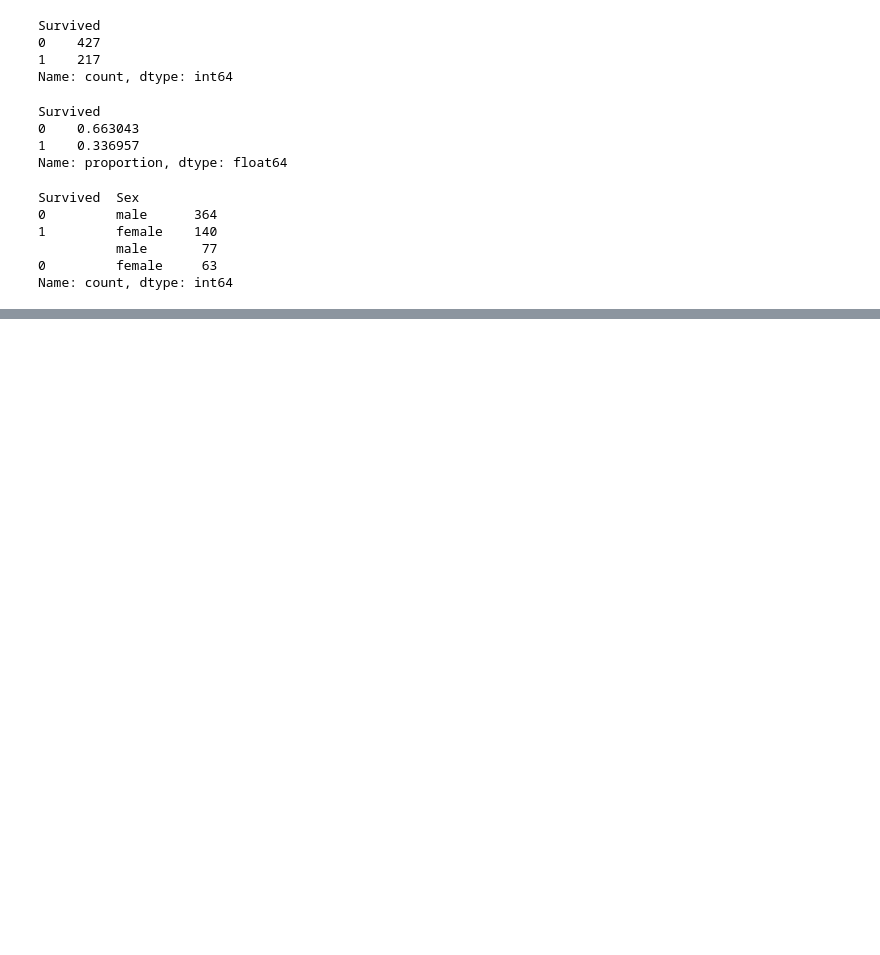
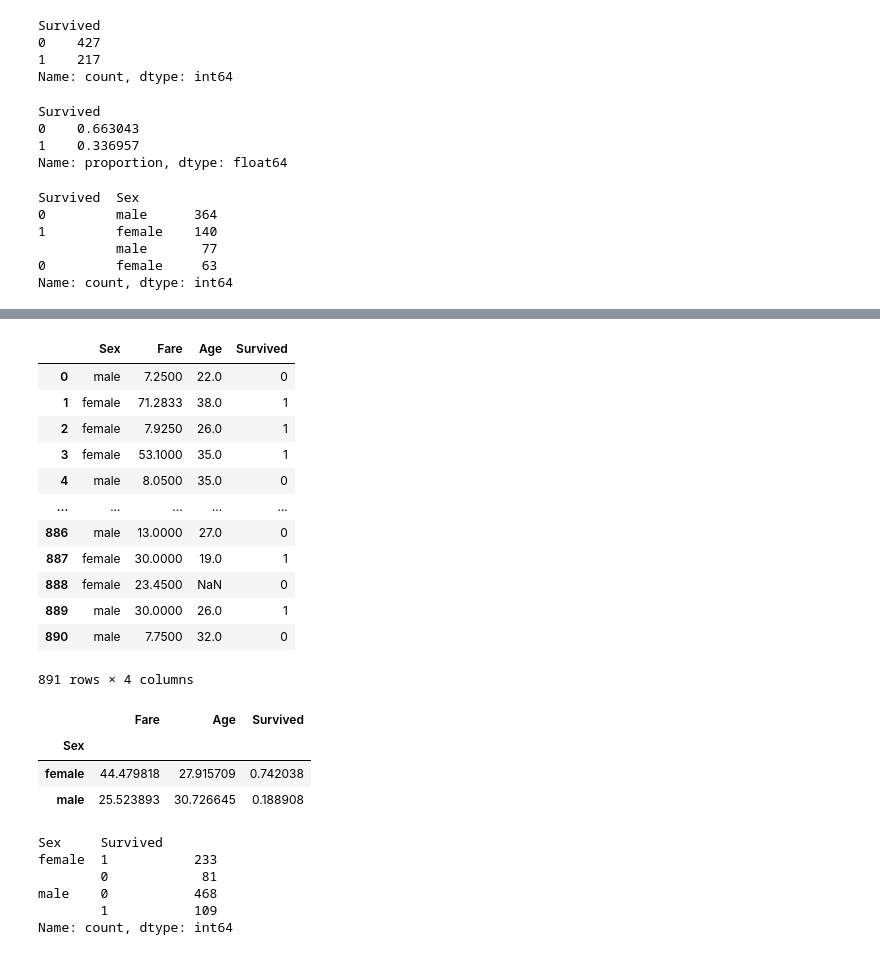
Before and after one commit to Rujanshrestha/data-sci-class01, a Jupyter notebook: Pandas/Exploration.ipynb, the cells around one changed output, grey strips where cells are left out. Saved outputs shown, nothing was run; the diff lists cells and outputs as text; code cells hidden in the pictures; blank space fills up the shorter version.

```diff
--- a/Pandas/Exploration.ipynb
+++ b/Pandas/Exploration.ipynb
@@ -148,0 +174,16 @@ Name: count, dtype: int64
+# %%
+titanic_df[["Sex","Fare","Age","Survived"]]
+# %% [output]
+|  | Sex | Fare | Age | Survived |
+| 0 | male | 7.2500 | 22.0 | 0 |
+| 1 | female | 71.2833 | 38.0 | 1 |
+| 2 | female | 7.9250 | 26.0 | 1 |
+| 3 | female | 53.1000 | 35.0 | 1 |
+| 4 | male | 8.0500 | 35.0 | 0 |
+| ... | ... | ... | ... | ... |
+| 886 | male | 13.0000 | 27.0 | 0 |
+| 887 | female | 30.0000 | 19.0 | 1 |
+| 888 | female | 23.4500 | NaN | 0 |
+| 889 | male | 30.0000 | 26.0 | 1 |
+| 890 | male | 7.7500 | 32.0 | 0 |
+891 rows × 4 columns
@@ -148,0 +192,16 @@ Name: count, dtype: int64
+# %%
+group_by_gender.mean()
+# %% [output]
+|  | Fare | Age | Survived |
+| Sex |  |  |  |
+| female | 44.479818 | 27.915709 | 0.742038 |
+| male | 25.523893 | 30.726645 | 0.188908 |
+# %%
+group_by_gender.value_counts(["Survived"])
+# %% [output]
+Sex     Survived
+female  1           233
+        0            81
+male    0           468
+        1           109
+Name: count, dtype: int64
```
Also changed, not shown: parts of 17 cells of this notebook, 1 other file.
